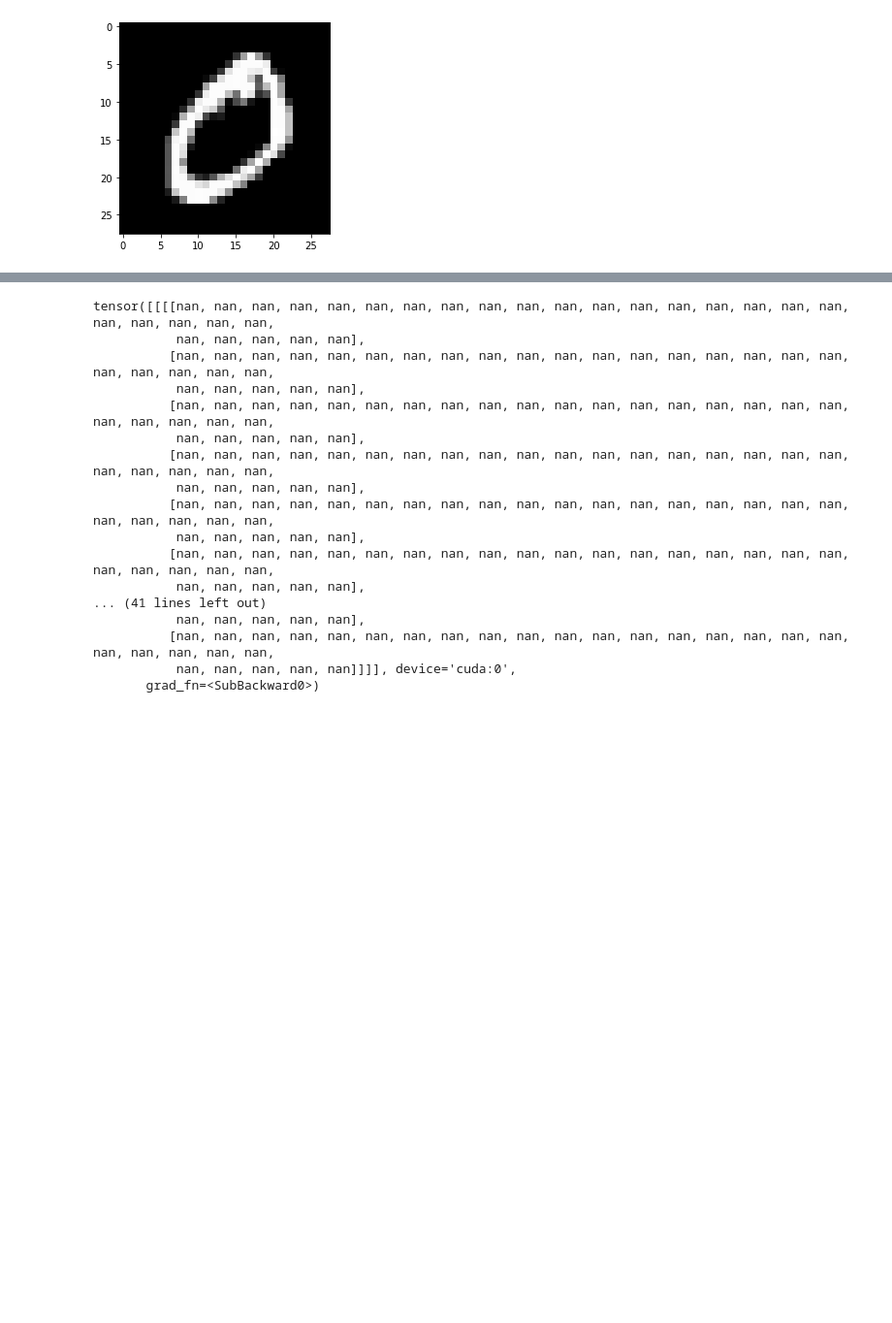
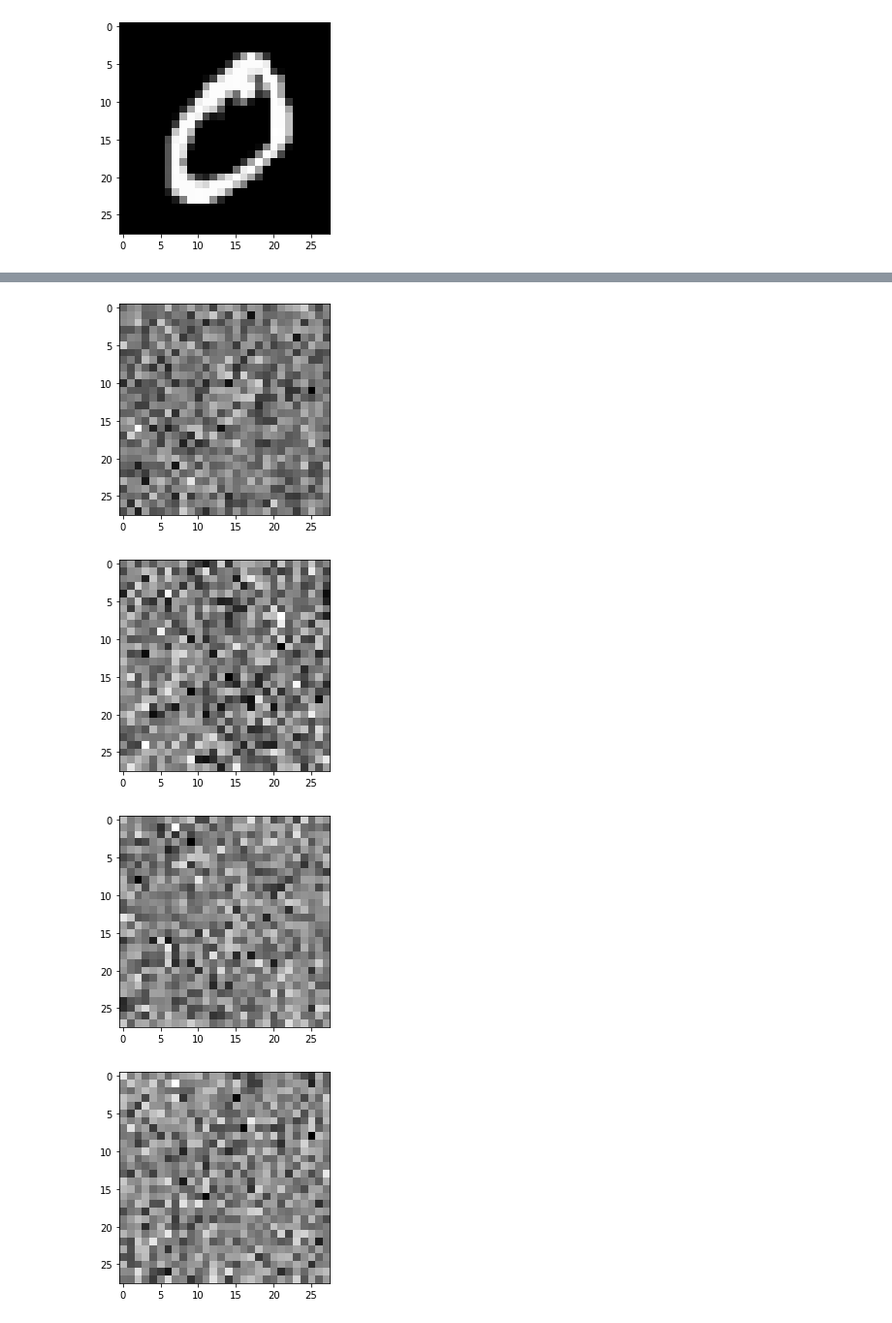
Before and after one commit to EthanMWalker/flow, a Jupyter notebook: examine_vals.ipynb, the cells around one changed output, grey strips where cells are left out. Shown: that part at 97% size. Saved outputs shown, nothing was run; the diff lists cells and outputs as text; code cells hidden in the pictures; blank space fills up the shorter version.

```diff
--- a/examine_vals.ipynb
+++ b/examine_vals.ipynb
@@ -86,20 +95,9 @@ nan
-# %%
-print(x2)
-# %% [output]
-tensor([[[[nan, nan, nan, nan, nan, nan, nan, nan, nan, nan, nan, nan, nan, nan, nan, nan, nan, nan, nan, nan, nan, nan, nan,
-           nan, nan, nan, nan, nan],
-          [nan, nan, nan, nan, nan, nan, nan, nan, nan, nan, nan, nan, nan, nan, nan, nan, nan, nan, nan, nan, nan, nan, nan,
-           nan, nan, nan, nan, nan],
-          [nan, nan, nan, nan, nan, nan, nan, nan, nan, nan, nan, nan, nan, nan, nan, nan, nan, nan, nan, nan, nan, nan, nan,
-           nan, nan, nan, nan, nan],
-          [nan, nan, nan, nan, nan, nan, nan, nan, nan, nan, nan, nan, nan, nan, nan, nan, nan, nan, nan, nan, nan, nan, nan,
-           nan, nan, nan, nan, nan],
-          [nan, nan, nan, nan, nan, nan, nan, nan, nan, nan, nan, nan, nan, nan, nan, nan, nan, nan, nan, nan, nan, nan, nan,
-           nan, nan, nan, nan, nan],
-          [nan, nan, nan, nan, nan, nan, nan, nan, nan, nan, nan, nan, nan, nan, nan, nan, nan, nan, nan, nan, nan, nan, nan,
-           nan, nan, nan, nan, nan],
-... (41 lines left out)
-           nan, nan, nan, nan, nan],
-          [nan, nan, nan, nan, nan, nan, nan, nan, nan, nan, nan, nan, nan, nan, nan, nan, nan, nan, nan, nan, nan, nan, nan,
-           nan, nan, nan, nan, nan]]]], device='cuda:0',
-       grad_fn=<SubBackward0>)
+# %%
+for mean in model.means:
+  plt.imshow(mean.cpu().detach().numpy().reshape((28,28)), cmap='gray')
+  plt.show()
+# %% [output]
+[figure, added]
+[figure, added]
+[figure, added]
+[figure, added]
```
Also changed, not shown: parts of 7 cells of this notebook, 8 other files.
